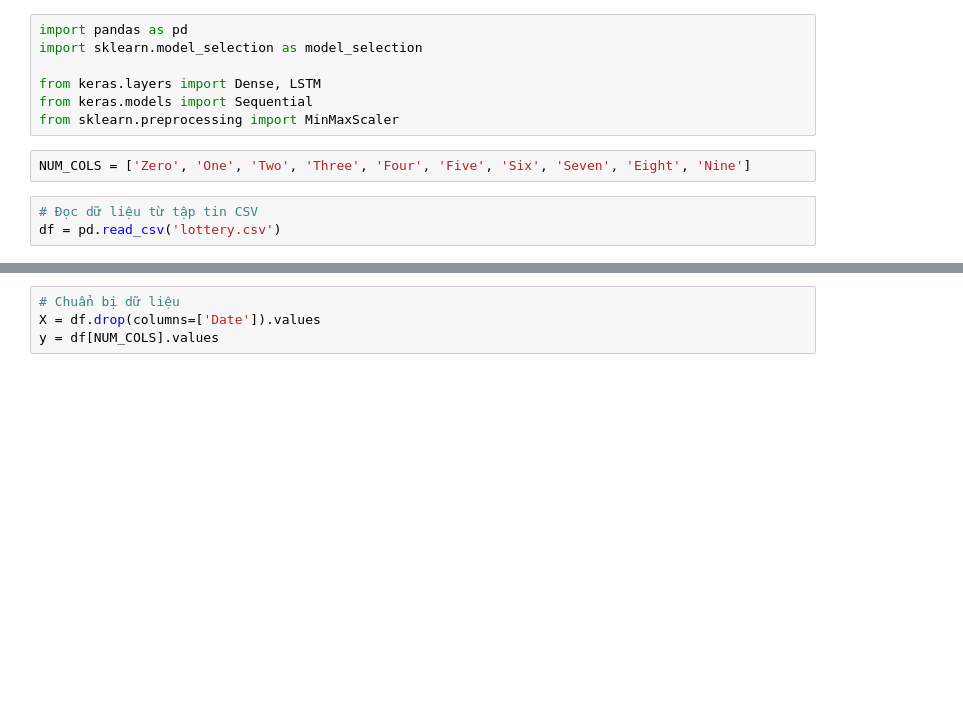
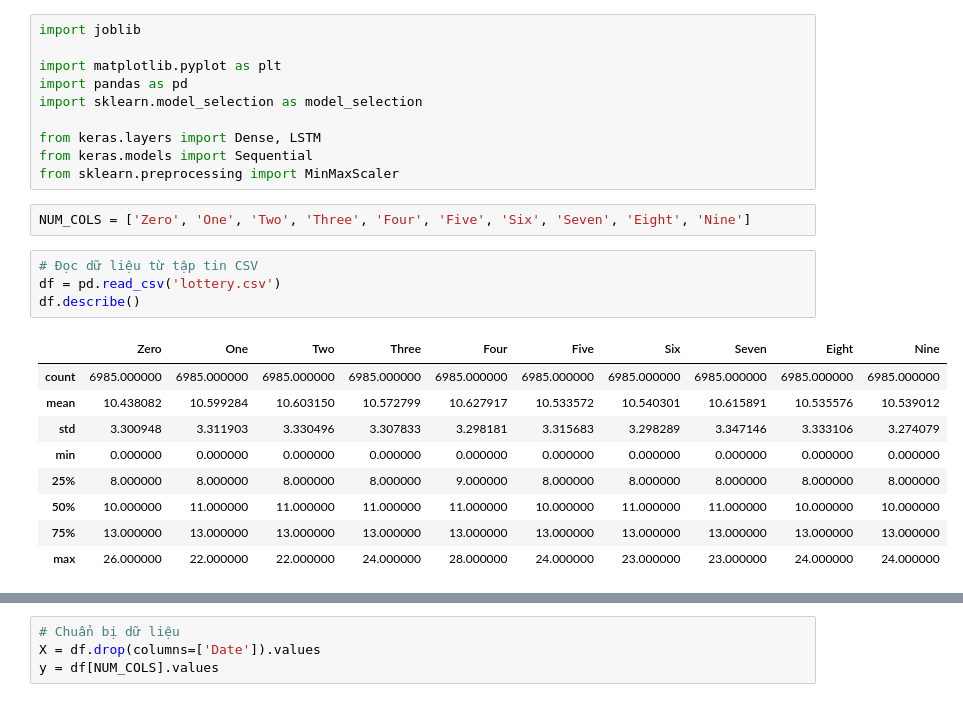
Before and after one commit to Tynab/Lottery, a Jupyter notebook: lottery.ipynb, the cells around one changed output, grey strips where cells are left out. Drawn from its saved outputs; the diff is of its cells as text; blank space fills up the shorter version.

```diff
--- a/lottery.ipynb
+++ b/lottery.ipynb
@@ -1,4 +1,7 @@
 # %%
+import joblib
+
+import matplotlib.pyplot as plt
 import pandas as pd
 import sklearn.model_selection as model_selection
 
@@ -10,3 +13,14 @@ NUM_COLS = ['Zero', 'One', 'Two', 'Three', 'Four', 'Five', 'Six', 'Seven', 'Eigh
 # %%
 # Đọc dữ liệu từ tập tin CSV
 df = pd.read_csv('lottery.csv')
+df.describe()
+# %% [output]
+|  | Zero | One | Two | Three | Four | Five | Six | Seven | Eight | Nine |
+| count | 6985.000000 | 6985.000000 | 6985.000000 | 6985.000000 | 6985.000000 | 6985.000000 | 6985.000000 | 6985.000000 | 6985.000000 | 6985.000000 |
+| mean | 10.438082 | 10.599284 | 10.603150 | 10.572799 | 10.627917 | 10.533572 | 10.540301 | 10.615891 | 10.535576 | 10.539012 |
+| std | 3.300948 | 3.311903 | 3.330496 | 3.307833 | 3.298181 | 3.315683 | 3.298289 | 3.347146 | 3.333106 | 3.274079 |
+| min | 0.000000 | 0.000000 | 0.000000 | 0.000000 | 0.000000 | 0.000000 | 0.000000 | 0.000000 | 0.000000 | 0.000000 |
+| 25% | 8.000000 | 8.000000 | 8.000000 | 8.000000 | 9.000000 | 8.000000 | 8.000000 | 8.000000 | 8.000000 | 8.000000 |
+| 50% | 10.000000 | 11.000000 | 11.000000 | 11.000000 | 11.000000 | 10.000000 | 11.000000 | 11.000000 | 10.000000 | 10.000000 |
+| 75% | 13.000000 | 13.000000 | 13.000000 | 13.000000 | 13.000000 | 13.000000 | 13.000000 | 13.000000 | 13.000000 | 13.000000 |
+| max | 26.000000 | 22.000000 | 22.000000 | 24.000000 | 28.000000 | 24.000000 | 23.000000 | 23.000000 | 24.000000 | 24.000000 |
```
Also changed, not shown: parts of 11 cells of this notebook, 4 other files.
